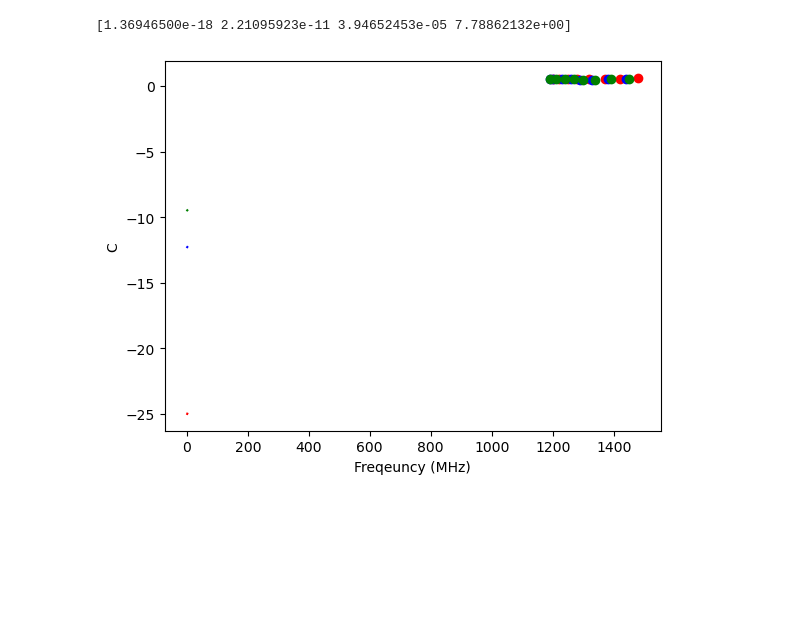
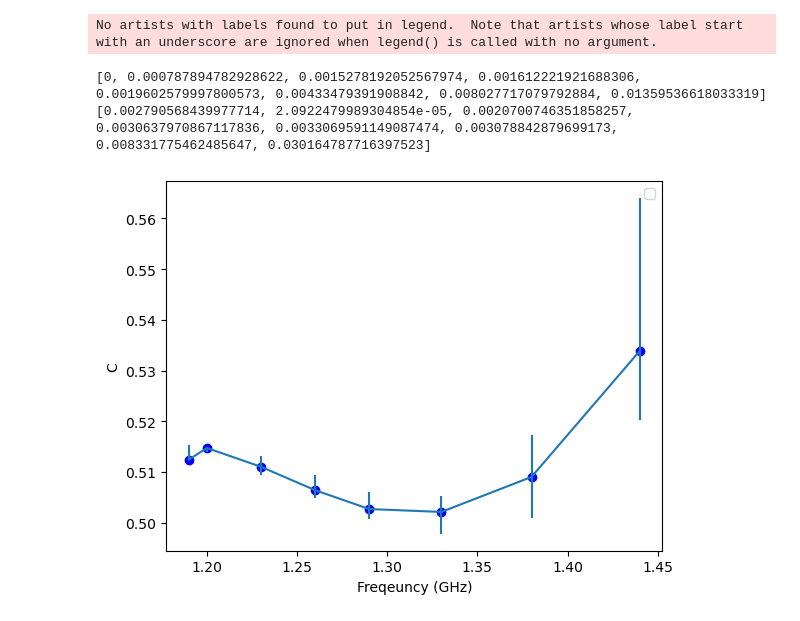
Before and after one commit to peanutflavorbean/CAPP, a Jupyter notebook: Rrod_tolerance.ipynb, the cells around one changed output. Cells and saved outputs as stored; diff of their text form; code cells hidden in the pictures; blank space fills up the shorter version.

Commit message:
Error Bar Added

```diff
--- a/Rrod_tolerance.ipynb
+++ b/Rrod_tolerance.ipynb
@@ -34,25 +41,55 @@ for i in range(0,4):
 # %%
 def func_3(x,a,b,c,d):
     return a*np.power(x,3)+b*np.power(x,2)+c*np.power(x,1)+d
 def func_2(x,a,b,c):
     return a*np.power(x,2)+b*np.power(x,1)+c
 
 x_39, x_40, x_41 = Rod39[0], Rod40[0], Rod41[0]
 y1_39, y1_40, y1_41 = Rod39[1], Rod40[1], Rod41[1]
+
 freq_range = np.linspace(1.18,1.50,320)
-plt.plot(x_39,y1_39,'ro')
+#plt.plot(x_39,y1_39,'ro')
 plt.plot(x_40,y1_40,'bo')
-plt.plot(x_41,y1_41,'go')
+#plt.plot(x_41,y1_41,'go')
 popt_39, pcov_39 = curve_fit(func_3,x_39,y1_39)
-plt.plot(freq_range,func_3(freq_range,*popt_39),'r-', label = 'Rrod = 39 cm')
+#plt.plot(freq_range,func_3(freq_range,*popt_39),'r-', label = 'Rrod = 39 mm')
 popt_40, pcov_40 = curve_fit(func_3,x_40,y1_40)
-plt.plot(freq_range,func_3(freq_range,*popt_40),'b-')
+#plt.plot(freq_range,func_3(freq_range,*popt_40),'b-', label = 'Rrod = 40 mm')
 popt_41, pcov_41 = curve_fit(func_3,x_41,y1_41)
-plt.plot(freq_range,func_3(freq_range,*popt_41),'g-')
-print(np.diag(pcov_39))
+#plt.plot(freq_range,func_3(freq_range,*popt_41),'g-', label = 'Rrod = 41 mm')
+
+y_39error = func_3(x_40,*popt_39)-y1_40
+y_41error = func_3(x_40,*popt_41)-y1_40
+
+y_nerror = [0 for i in range(len(x_40))]
+y_perror = [0 for i in range(len(x_40))]
+for i in range(len(x_40)):
+    if y_39error[i] < 0 and y_41error[i] < 0:
+        if y_39error[i] < y_41error[i]:
+            y_nerror[i] = abs(y_39error[i])
+        else:
+            y_nerror[i] = abs(y_41error[i])
+    elif y_39error[i] >0 and y_41error[i] >0:
+        if y_39error[i] < y_41error[i]:
+            y_perror[i] = y_41error[i]
+        else:
+            y_perror[i] = y_39error[i]
+    elif y_39error[i]>0 and y_41error[i] <0:
+        y_perror[i] = y_39error[i]
+        y_nerror[i] = abs(y_41error[i])
+    else:
+        y_perror[i] = y_41error[i]
+        y_nerror[i] = y_39error[i]
+yerr = [tuple(y_nerror),tuple(y_perror)]
+print(y_nerror)
+print(y_perror)
+plt.errorbar(x_40,y1_40,yerr=yerr)
 plt.xlabel('Freqeuncy (GHz)')
 plt.ylabel('C')
+plt.legend()
 plt.show()
 # %% [output]
-[1.36946500e-18 2.21095923e-11 3.94652453e-05 7.78862132e+00]
+No artists with labels found to put in legend.  Note that artists whose label start with an underscore are ignored when legend() is called with no argument.
+[0, 0.000787894782928622, 0.0015278192052567974, 0.001612221921688306, 0.0019602579997800573, 0.00433479391908842, 0.008027717079792884, 0.01359536618033319]
+[0.002790568439977714, 2.0922479989304854e-05, 0.0020700746351858257, 0.0030637970867117836, 0.0033069591149087474, 0.003078842879699173, 0.008331775462485647, 0.030164787716397523]
-[figure, old version]
+[figure, new version]
```
Also changed, not shown: parts of 7 cells of this notebook.
